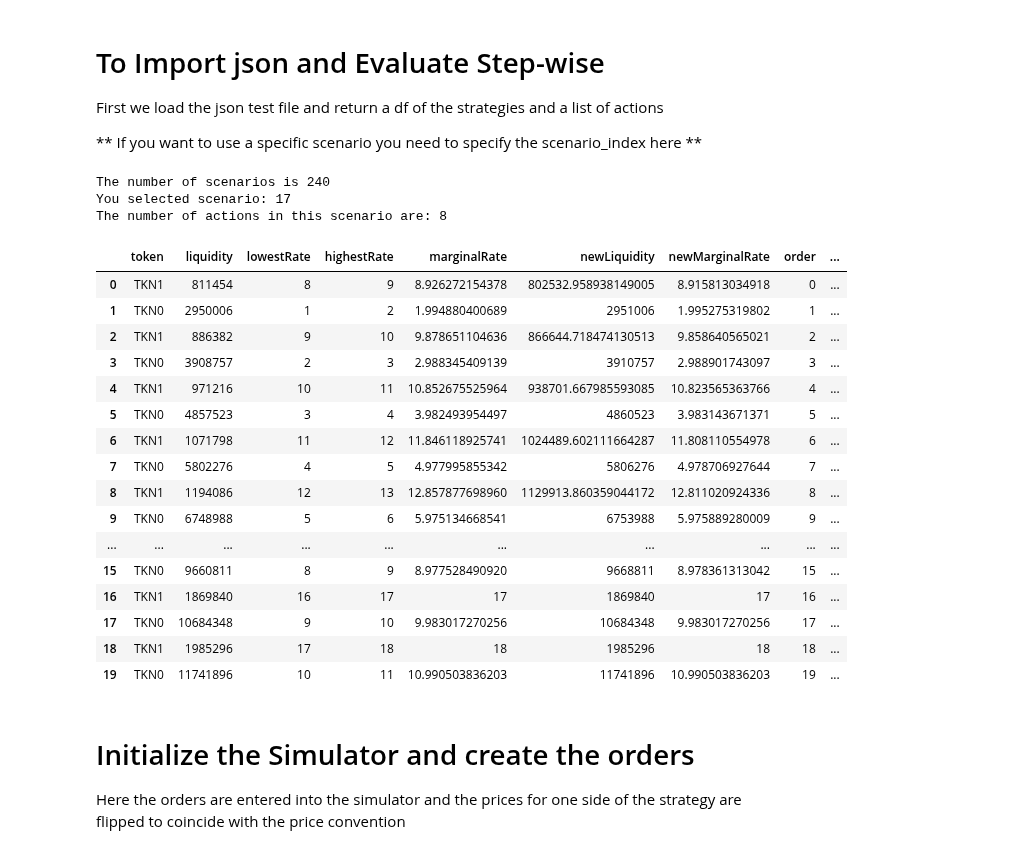
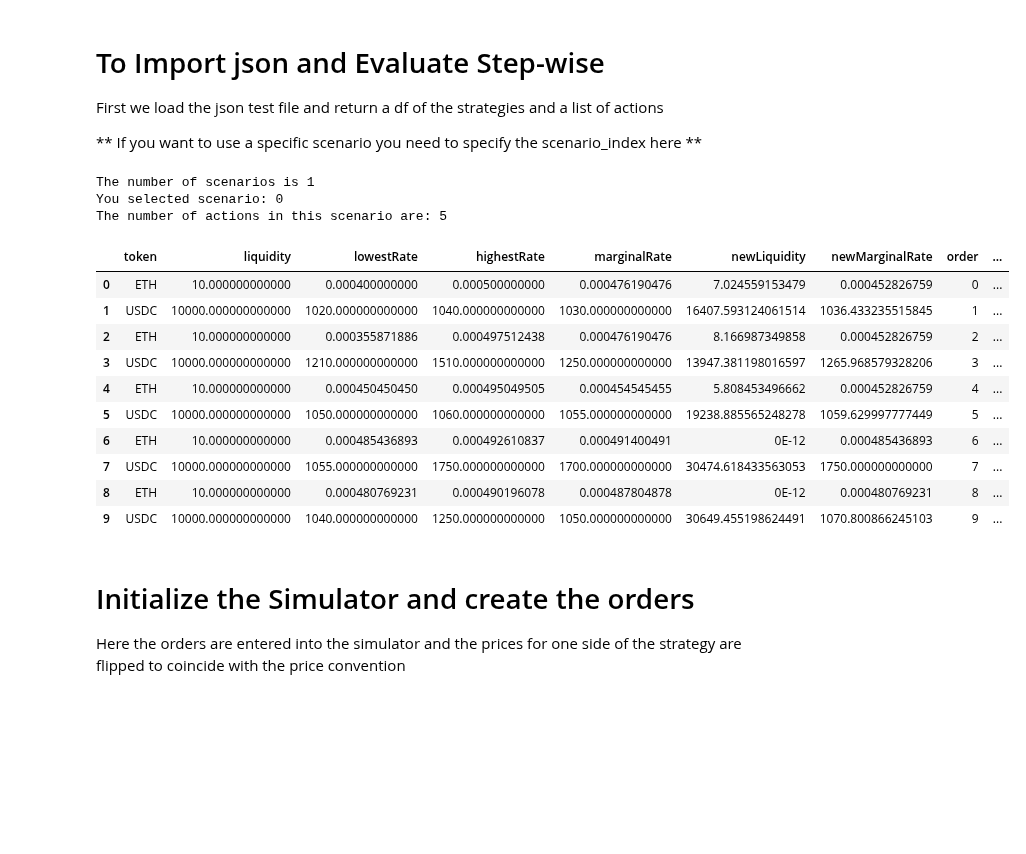
Before and after one commit to bancorprotocol/carbon-simulator, a Jupyter notebook: CarbonSim-Demo-5-7 Simulator Import_Export_NEW.ipynb, the cells around one changed output. Drawn from its saved outputs; the diff is of its cells as text; code cells hidden in the pictures; blank space fills up the shorter version.

```diff
--- a/CarbonSim-Demo-5-7 Simulator Import_Export_NEW.ipynb
+++ b/CarbonSim-Demo-5-7 Simulator Import_Export_NEW.ipynb
@@ -356,34 +417,28 @@ First we load the json test file and return a df of the strategies and a list of
 ** If you want to use a specific scenario you need to specify the scenario_index here **
 # %%
 # Specify the scenario_index for a different scenario
-# filename=export_filename
-filename = 'ArbitraryTrade.json'
-scenario_index = 17
+filename=export_filename
+# filename = 'ArbitraryTrade.json'
+scenario_index = 0
 
 input_json = load_json(filename)
 strats, actionList, is_by_target, sourceToken, targetToken = format_json_as_df(input_json, scenario_index = scenario_index)
 strats
 # %% [output]
-The number of scenarios is 240
-You selected scenario: 17
-The number of actions in this scenario are: 8
+The number of scenarios is 1
+You selected scenario: 0
+The number of actions in this scenario are: 5
 |  | token | liquidity | lowestRate | highestRate | marginalRate | newLiquidity | newMarginalRate | order | ... |
-| 0 | TKN1 | 811454 | 8 | 9 | 8.926272154378 | 802532.958938149005 | 8.915813034918 | 0 | ... |
-| 1 | TKN0 | 2950006 | 1 | 2 | 1.994880400689 | 2951006 | 1.995275319802 | 1 | ... |
-| 2 | TKN1 | 886382 | 9 | 10 | 9.878651104636 | 866644.718474130513 | 9.858640565021 | 2 | ... |
-| 3 | TKN0 | 3908757 | 2 | 3 | 2.988345409139 | 3910757 | 2.988901743097 | 3 | ... |
-| 4 | TKN1 | 971216 | 10 | 11 | 10.852675525964 | 938701.667985593085 | 10.823565363766 | 4 | ... |
-| 5 | TKN0 | 4857523 | 3 | 4 | 3.982493954497 | 4860523 | 3.983143671371 | 5 | ... |
-| 6 | TKN1 | 1071798 | 11 | 12 | 11.846118925741 | 1024489.602111664287 | 11.808110554978 | 6 | ... |
-| 7 | TKN0 | 5802276 | 4 | 5 | 4.977995855342 | 5806276 | 4.978706927644 | 7 | ... |
-| 8 | TKN1 | 1194086 | 12 | 13 | 12.857877698960 | 1129913.860359044172 | 12.811020924336 | 8 | ... |
-| 9 | TKN0 | 6748988 | 5 | 6 | 5.975134668541 | 6753988 | 5.975889280009 | 9 | ... |
-| ... | ... | ... | ... | ... | ... | ... | ... | ... | ... |
-| 15 | TKN0 | 9660811 | 8 | 9 | 8.977528490920 | 9668811 | 8.978361313042 | 15 | ... |
-| 16 | TKN1 | 1869840 | 16 | 17 | 17 | 1869840 | 17 | 16 | ... |
-| 17 | TKN0 | 10684348 | 9 | 10 | 9.983017270256 | 10684348 | 9.983017270256 | 17 | ... |
-| 18 | TKN1 | 1985296 | 17 | 18 | 18 | 1985296 | 18 | 18 | ... |
-| 19 | TKN0 | 11741896 | 10 | 11 | 10.990503836203 | 11741896 | 10.990503836203 | 19 | ... |
+| 0 | ETH | 10.000000000000 | 0.000400000000 | 0.000500000000 | 0.000476190476 | 7.024559153479 | 0.000452826759 | 0 | ... |
+| 1 | USDC | 10000.000000000000 | 1020.000000000000 | 1040.000000000000 | 1030.000000000000 | 16407.593124061514 | 1036.433235515845 | 1 | ... |
+| 2 | ETH | 10.000000000000 | 0.000355871886 | 0.000497512438 | 0.000476190476 | 8.166987349858 | 0.000452826759 | 2 | ... |
+| 3 | USDC | 10000.000000000000 | 1210.000000000000 | 1510.000000000000 | 1250.000000000000 | 13947.381198016597 | 1265.968579328206 | 3 | ... |
+| 4 | ETH | 10.000000000000 | 0.000450450450 | 0.000495049505 | 0.000454545455 | 5.808453496662 | 0.000452826759 | 4 | ... |
+| 5 | USDC | 10000.000000000000 | 1050.000000000000 | 1060.000000000000 | 1055.000000000000 | 19238.885565248278 | 1059.629997777449 | 5 | ... |
+| 6 | ETH | 10.000000000000 | 0.000485436893 | 0.000492610837 | 0.000491400491 | 0E-12 | 0.000485436893 | 6 | ... |
+| 7 | USDC | 10000.000000000000 | 1055.000000000000 | 1750.000000000000 | 1700.000000000000 | 30474.618433563053 | 1750.000000000000 | 7 | ... |
+| 8 | ETH | 10.000000000000 | 0.000480769231 | 0.000490196078 | 0.000487804878 | 0E-12 | 0.000480769231 | 8 | ... |
+| 9 | USDC | 10000.000000000000 | 1040.000000000000 | 1250.000000000000 | 1050.000000000000 | 30649.455198624491 | 1070.800866245103 | 9 | ... |
 # %% [markdown]
 # Initialize the Simulator and create the orders
 Here the orders are entered into the simulator and the prices for one side of the strategy are flipped to coincide with the price convention
```
Also changed, not shown: parts of 13 cells of this notebook, 1 other file.
